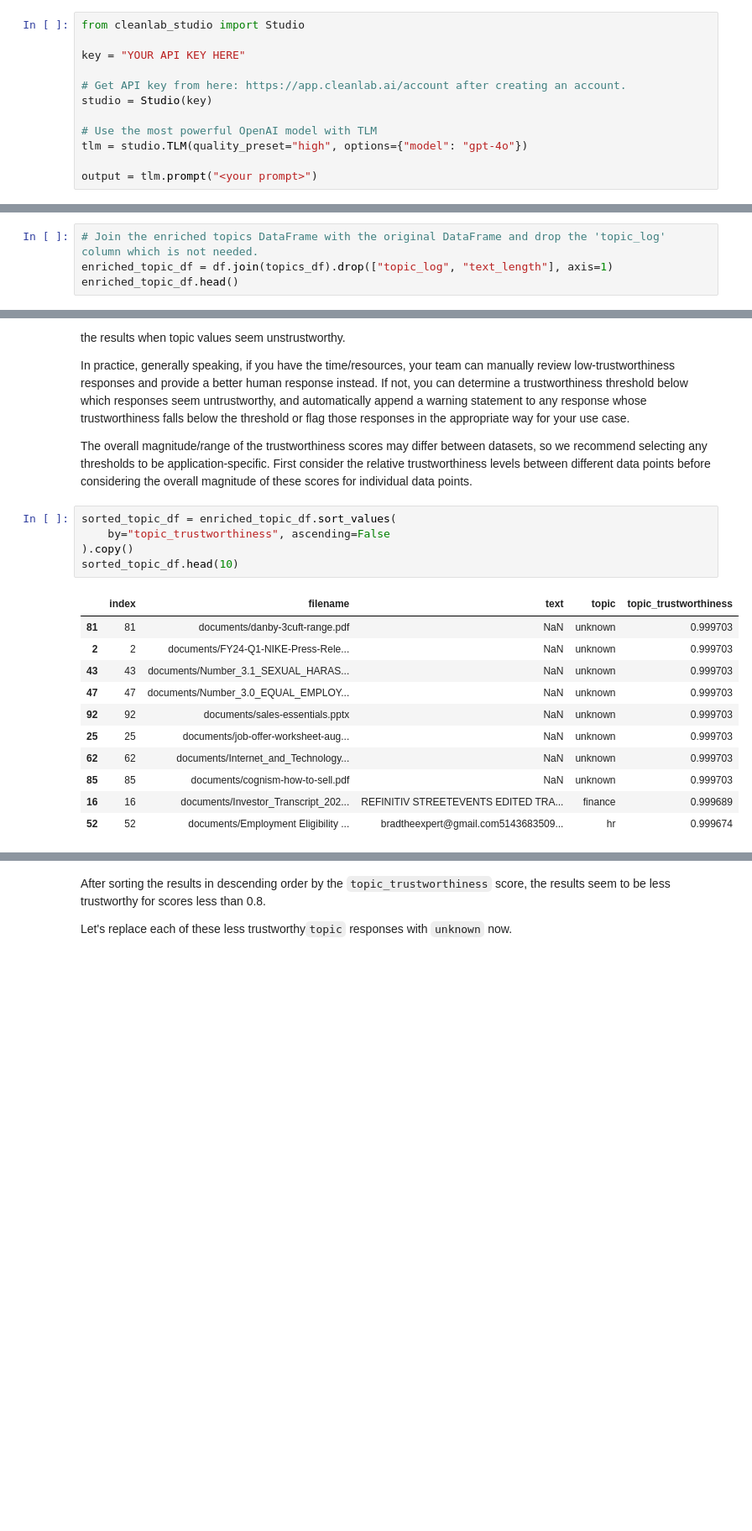
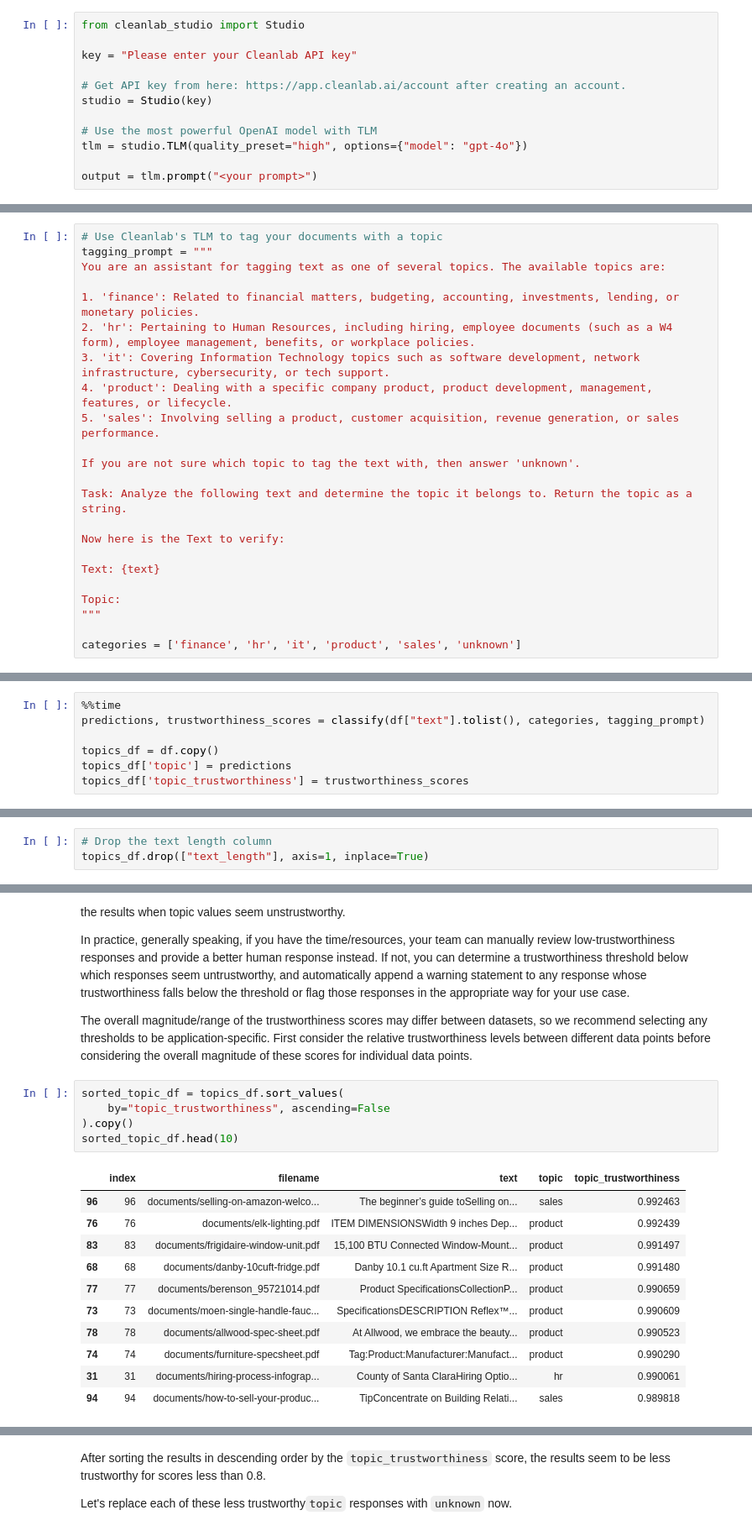
Before and after one commit to cleanlab/cleanlab-tools, a Jupyter notebook: cleanlab_pinecone_rag_workflow/Cleanlab_Pinecone_RAG.ipynb, the cells around one changed output, grey strips where cells are left out. Shown: that part at 84% size. Cells and saved outputs as stored; diff of their text form; blank space fills up the shorter version.

Commit message:
Changed how classification (tagging and intent classification) is done and also how bad chunks and PII chunks are obtained

```diff
--- a/cleanlab_pinecone_rag_workflow/Cleanlab_Pinecone_RAG.ipynb
+++ b/cleanlab_pinecone_rag_workflow/Cleanlab_Pinecone_RAG.ipynb
@@ -137,7 +139,7 @@ You can use the TLM pretty much like any other LLM API:
 # %%
 from cleanlab_studio import Studio
 
-key = "YOUR API KEY HERE"
+key = "Please enter your Cleanlab API key"
 
 # Get API key from here: https://app.cleanlab.ai/account after creating an account.
 studio = Studio(key)
@@ -205,0 +224,23 @@ Wall time: 2.78 s
+# %%
+# Use Cleanlab's TLM to tag your documents with a topic
+tagging_prompt = """
+You are an assistant for tagging text as one of several topics. The available topics are:
+
+1. 'finance': Related to financial matters, budgeting, accounting, investments, lending, or monetary policies.
+2. 'hr': Pertaining to Human Resources, including hiring, employee documents (such as a W4 form), employee management, benefits, or workplace policies.
+3. 'it': Covering Information Technology topics such as software development, network infrastructure, cybersecurity, or tech support.
+4. 'product': Dealing with a specific company product, product development, management, features, or lifecycle.
+5. 'sales': Involving selling a product, customer acquisition, revenue generation, or sales performance.
+
+If you are not sure which topic to tag the text with, then answer 'unknown'.
+
+Task: Analyze the following text and determine the topic it belongs to. Return the topic as a string.
+
+Now here is the Text to verify:
+
+Text: {text}
+
+Topic:
+"""
+
+categories = ['finance', 'hr', 'it', 'product', 'sales', 'unknown']
@@ -205,0 +249,7 @@ Wall time: 2.78 s
+# %%
+%%time
+predictions, trustworthiness_scores = classify(df["text"].tolist(), categories, tagging_prompt)
+
+topics_df = df.copy()
+topics_df['topic'] = predictions
+topics_df['topic_trustworthiness'] = trustworthiness_scores
@@ -225,4 +276,3 @@ We can also join the results with the original DataFrame below.
 # %%
-# Join the enriched topics DataFrame with the original DataFrame and drop the 'topic_log' column which is not needed.
-enriched_topic_df = df.join(topics_df).drop(["topic_log", "text_length"], axis=1)
-enriched_topic_df.head()
+# Drop the text length column
+topics_df.drop(["text_length"], axis=1, inplace=True)
@@ -244,19 +287,19 @@ In practice, generally speaking, if you have the time/resources, your team can m
 
 The overall magnitude/range of the trustworthiness scores may differ between datasets, so we recommend selecting any thresholds to be application-specific. First consider the relative trustworthiness levels between different data points before considering the overall magnitude of these scores for individual data points.
 # %%
-sorted_topic_df = enriched_topic_df.sort_values(
+sorted_topic_df = topics_df.sort_values(
     by="topic_trustworthiness", ascending=False
 ).copy()
 sorted_topic_df.head(10)
 # %% [output]
 |  | index | filename | text | topic | topic_trustworthiness |
-| 81 | 81 | documents/danby-3cuft-range.pdf | NaN | unknown | 0.999703 |
-| 2 | 2 | documents/FY24-Q1-NIKE-Press-Rele... | NaN | unknown | 0.999703 |
-| 43 | 43 | documents/Number_3.1_SEXUAL_HARAS... | NaN | unknown | 0.999703 |
-| 47 | 47 | documents/Number_3.0_EQUAL_EMPLOY... | NaN | unknown | 0.999703 |
-| 92 | 92 | documents/sales-essentials.pptx | NaN | unknown | 0.999703 |
-| 25 | 25 | documents/job-offer-worksheet-aug... | NaN | unknown | 0.999703 |
-| 62 | 62 | documents/Internet_and_Technology... | NaN | unknown | 0.999703 |
-| 85 | 85 | documents/cognism-how-to-sell.pdf | NaN | unknown | 0.999703 |
-| 16 | 16 | documents/Investor_Transcript_202... | REFINITIV STREETEVENTS EDITED TRA... | finance | 0.999689 |
-| 52 | 52 | documents/Employment Eligibility ... | bradtheexpert@gmail.com5143683509... | hr | 0.999674 |
+| 96 | 96 | documents/selling-on-amazon-welco... | The beginner’s guide toSelling on... | sales | 0.992463 |
+| 76 | 76 | documents/elk-lighting.pdf | ITEM DIMENSIONSWidth 9 inches Dep... | product | 0.992439 |
+| 83 | 83 | documents/frigidaire-window-unit.pdf | 15,100 BTU Connected Window-Mount... | product | 0.991497 |
+| 68 | 68 | documents/danby-10cuft-fridge.pdf | Danby 10.1 cu.ft Apartment Size R... | product | 0.991480 |
+| 77 | 77 | documents/berenson_95721014.pdf | Product SpecificationsCollectionP... | product | 0.990659 |
+| 73 | 73 | documents/moen-single-handle-fauc... | SpecificationsDESCRIPTION Reflex™... | product | 0.990609 |
+| 78 | 78 | documents/allwood-spec-sheet.pdf | At Allwood, we embrace the beauty... | product | 0.990523 |
+| 74 | 74 | documents/furniture-specsheet.pdf | Tag:Product:Manufacturer:Manufact... | product | 0.990290 |
+| 31 | 31 | documents/hiring-process-infograp... | County of Santa ClaraHiring Optio... | hr | 0.990061 |
+| 94 | 94 | documents/how-to-sell-your-produc... | TipConcentrate on Building Relati... | sales | 0.989818 |
```
Also changed, not shown: parts of 47 cells of this notebook.
